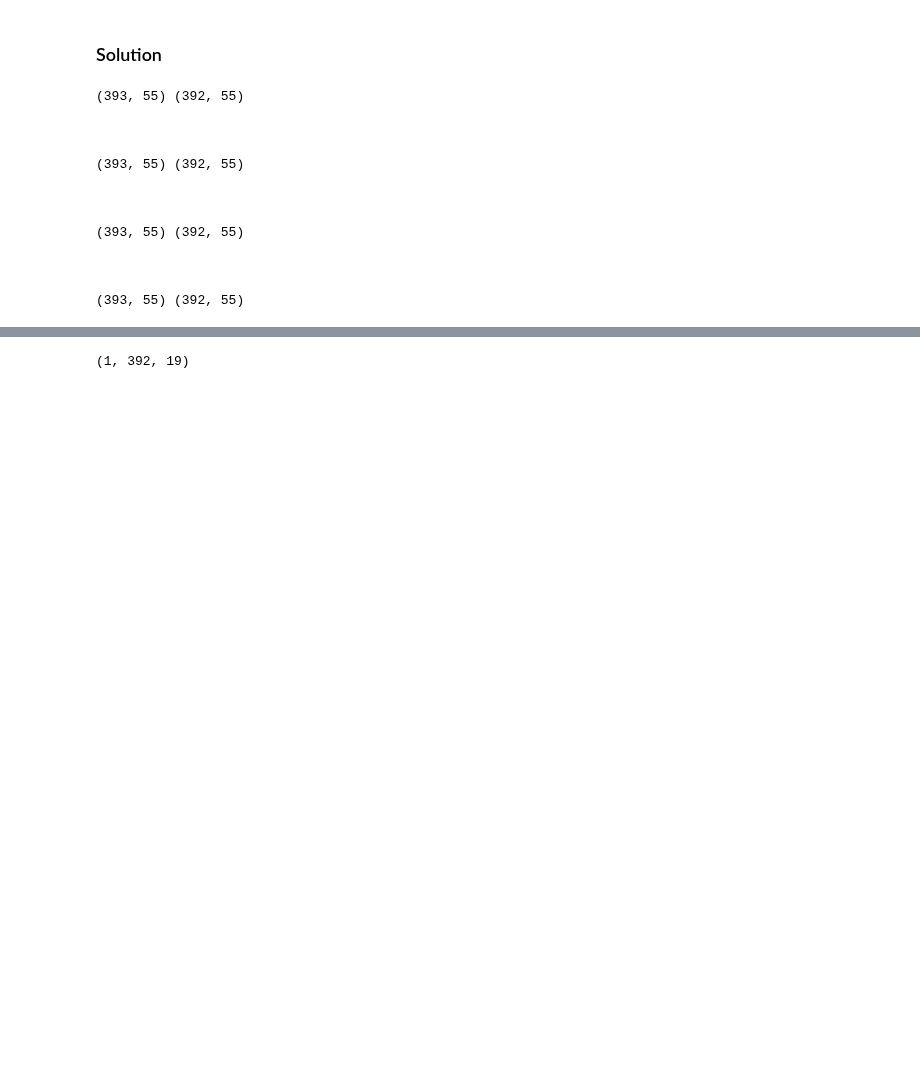
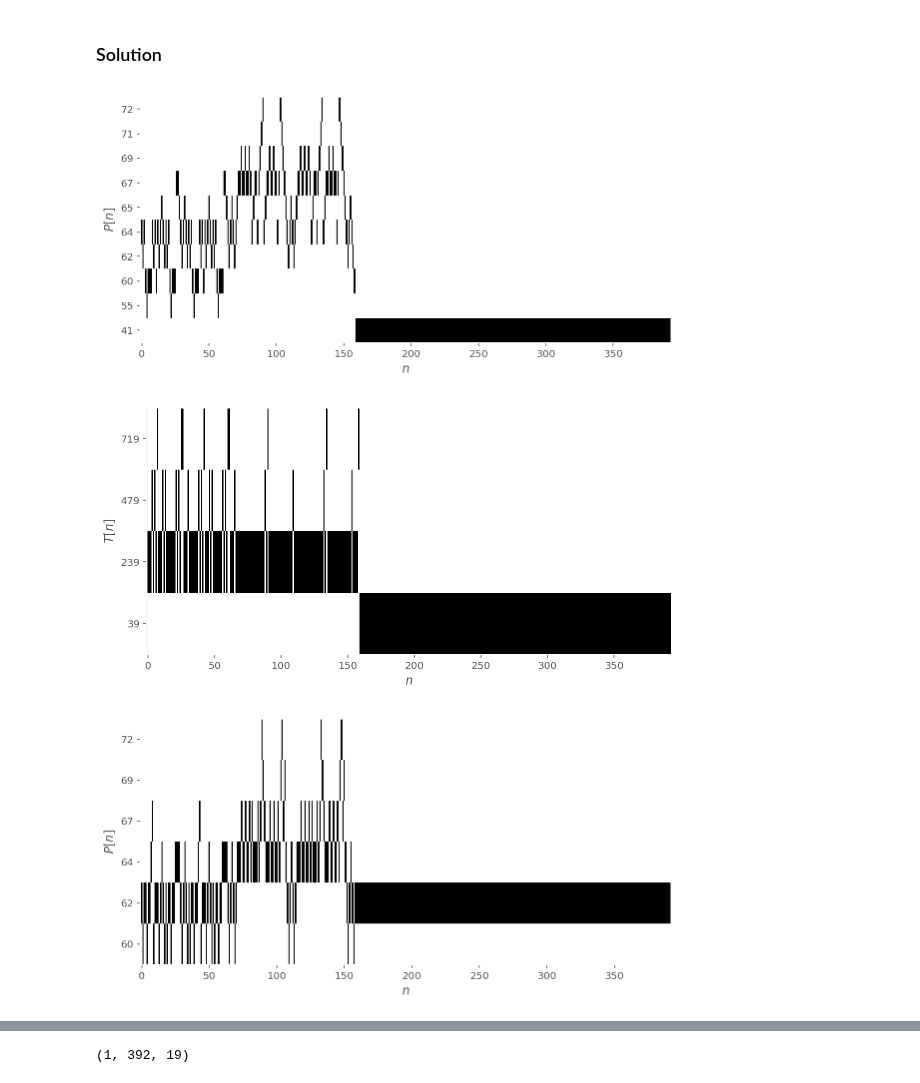
Before and after one commit to lguillain/Artificial-Neural-Networks, a Jupyter notebook: miniproject2/miniproject2_Leonore.ipynb, the cells around one changed output, grey strips where cells are left out. Cells and saved outputs as stored; diff of their text form; code cells hidden in the pictures; blank space fills up the shorter version.

```diff
--- a/miniproject2/miniproject2_Leonore.ipynb
+++ b/miniproject2/miniproject2_Leonore.ipynb
@@ -815,32 +815,21 @@ plotMultipleLearningCurves([history, history_GRU], ['Simple RNN', 'GRU'])
 # %%
 #1
 
 #lots of zero predictions
-BestModel = GRUmodel
-for label in np.random.choice(list(transposed_dataset.keys()), 4):
+BestModel = RNNmodel
+
+for label in np.random.choice(list(transposed_dataset.keys()), 3):
     P = transposed_dataset[label]['P_matrix']
     T = transposed_dataset[label]['T_matrix']
     pred_T, pred_P = BestModel.predict([np.array([T[:-1]]), np.array([P[:-1]])])
 
-    #plotMelody(P, T, dictionaries=dictionaries)
-    #plotMelody(np.rint(pred_P[0]), np.rint(pred_T[0]), dictionaries)
-    print(P.shape, pred_P[0].shape)
-    print('\n\n  ')
+    plotMelody(np.argmax(P, axis=1), np.argmax(T, axis=1), dictionaries=dictionaries)
+    plotMelody(np.argmax(pred_P[0], axis=1), np.argmax(pred_T[0], axis=1), dictionaries=dictionaries)
 #2
 
 
 #3
 # %% [output]
-(393, 55) (392, 55)
-
-
-
-(393, 55) (392, 55)
-
-
-
-(393, 55) (392, 55)
-
-
-
-(393, 55) (392, 55)
+[figure, added]
+[figure, added]
+[figure, added]
```
Also changed, not shown: parts of 1 cell of this notebook.
